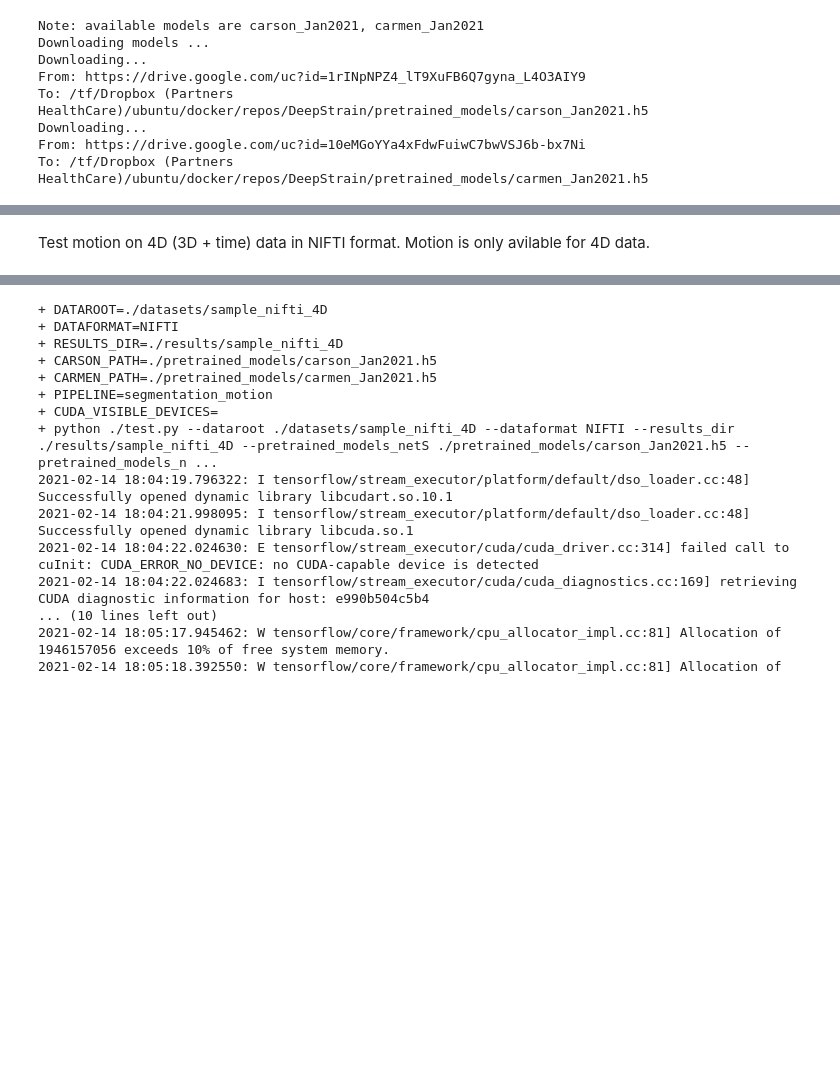
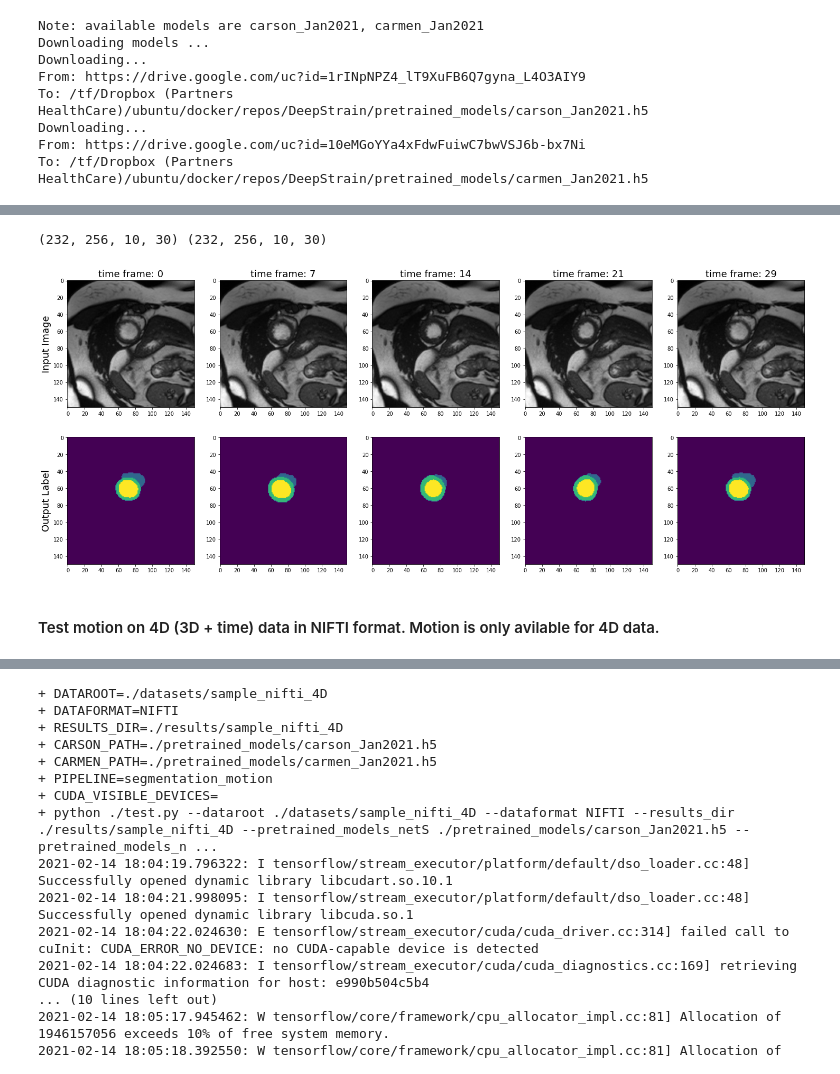
Before and after one commit to moralesq/DeepStrain, a Jupyter notebook: demo.ipynb, the cells around one changed output, grey strips where cells are left out. Saved outputs shown, nothing was run; the diff lists cells and outputs as text; code cells hidden in the pictures; blank space fills up the shorter version.

```diff
--- a/demo.ipynb
+++ b/demo.ipynb
@@ -72,5 +119,30 @@ To enable them in other operations, rebuild TensorFlow with the appropriate comp
+# %%
+for image_path, label_path in zip(glob.glob('./datasets/sample_nifti_4D/*'),
+                                  glob.glob('./results/sample_nifti_4D/*')):
+
+    image = nib.load(image_path).get_fdata()
+    label = nib.load(label_path).get_fdata()
+
+    print(image.shape, label.shape);
+
+    n_time_frames = image.shape[-1]
+
+    fig, ax = plt.subplots(2,5,figsize=(25,10))
+    for j, time_frame in enumerate(np.linspace(0, n_time_frames-1, 5, dtype=int)):
+        ax[0,j].imshow(image[50:200,50:200,8,time_frame], cmap='gray');
+        ax[0,j].set_title('time frame: %d'%(time_frame), fontsize=18)
+
+        ax[1,j].imshow(label[50:200,50:200,8,time_frame])
+
+        if j == 0:
+            ax[0,j].set_ylabel('Input Image', fontsize=18)
+            ax[1,j].set_ylabel('Output Label', fontsize=18)
+    plt.show()
+# %% [output]
+(232, 256, 10, 30) (232, 256, 10, 30)
+[figure, added]
 # %% [markdown]
-Test motion on 4D (3D + time) data in NIFTI format. Motion is only avilable for 4D data.
+#### Test motion on 4D (3D + time) data in NIFTI format. Motion is only avilable for 4D data.
 # %%
 !bash ./scripts/test_motion.sh ./datasets/sample_nifti_4D NIFTI ./results/sample_nifti_4D
 # %% [output]
```
Also changed, not shown: parts of 19 cells of this notebook.
